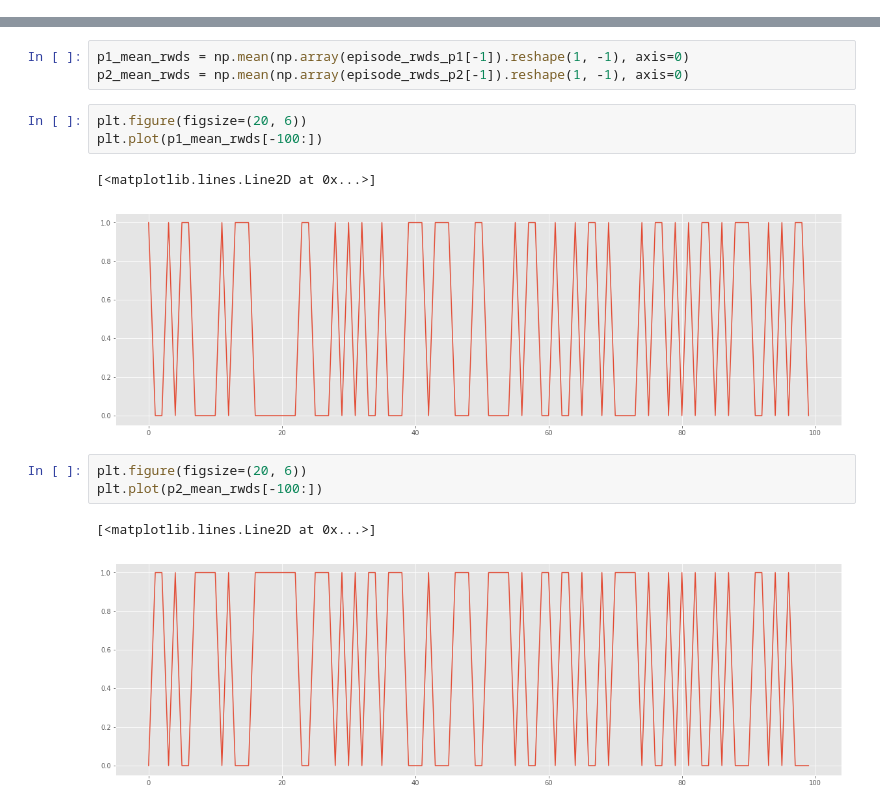
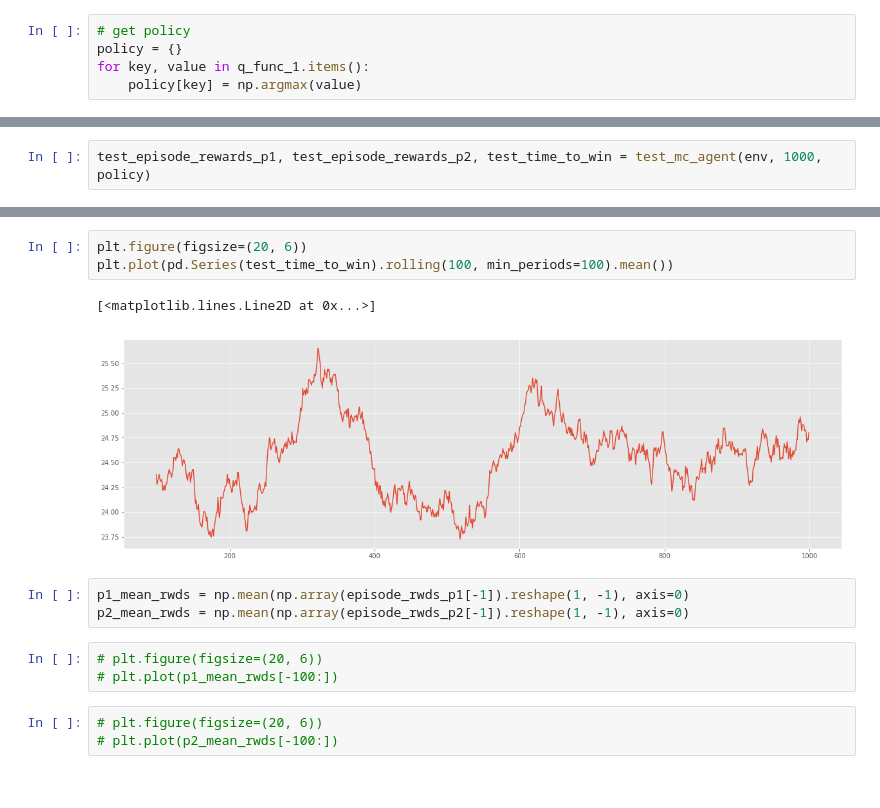
Before and after one commit to malhotra-sidharth/game-of-ur-reinforcement-learning, a Jupyter notebook: Agent-Training-Monte-Carlo.ipynb, the cells around one changed output, grey strips where cells are left out. Drawn from its saved outputs; the diff is of its cells as text.

```diff
--- a/Agent-Training-Monte-Carlo.ipynb
+++ b/Agent-Training-Monte-Carlo.ipynb
@@ -192,0 +157,5 @@ Run:  1
+# %%
+# get policy
+policy = {}
+for key, value in q_func_1.items():
+    policy[key] = np.argmax(value)
@@ -192,0 +230,2 @@ Run:  1
+# %%
+test_episode_rewards_p1, test_episode_rewards_p2, test_time_to_win = test_mc_agent(env, 1000, policy)
@@ -193,16 +254,16 @@ Run:  1
+# %%
+plt.figure(figsize=(20, 6))
+plt.plot(pd.Series(test_time_to_win).rolling(100, min_periods=100).mean())
+# %% [output]
+[<matplotlib.lines.Line2D at 0x...>]
+[figure, added]
 # %%
 p1_mean_rwds = np.mean(np.array(episode_rwds_p1[-1]).reshape(1, -1), axis=0)
 p2_mean_rwds = np.mean(np.array(episode_rwds_p2[-1]).reshape(1, -1), axis=0)
 # %%
-plt.figure(figsize=(20, 6))
-plt.plot(p1_mean_rwds[-100:])
+# plt.figure(figsize=(20, 6))
+# plt.plot(p1_mean_rwds[-100:])
-# %% [output]
-[<matplotlib.lines.Line2D at 0x...>]
-[figure, removed]
 # %%
-plt.figure(figsize=(20, 6))
-plt.plot(p2_mean_rwds[-100:])
+# plt.figure(figsize=(20, 6))
+# plt.plot(p2_mean_rwds[-100:])
-# %% [output]
-[<matplotlib.lines.Line2D at 0x...>]
-[figure, removed]
 # %%
```
Also changed, not shown: parts of 18 cells of this notebook, 15 other files.
